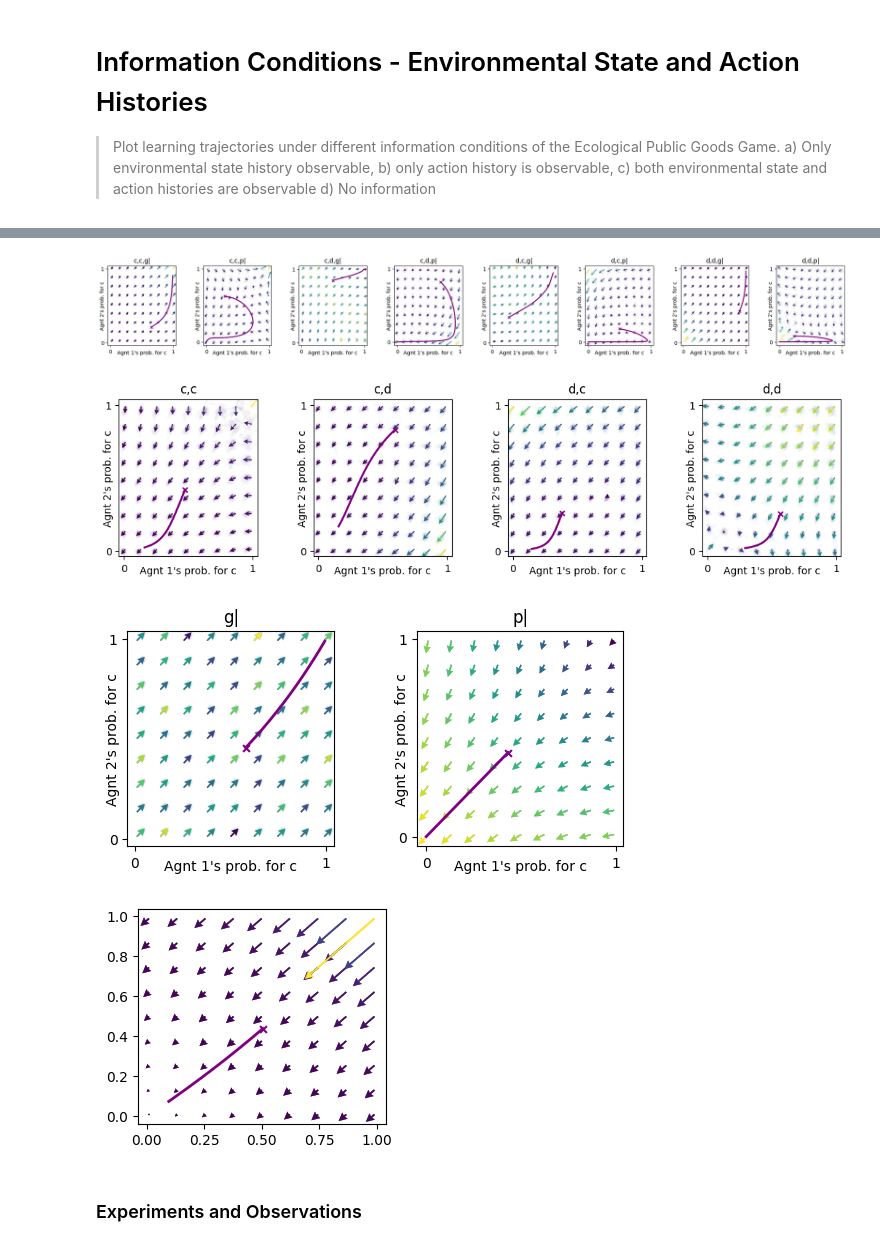
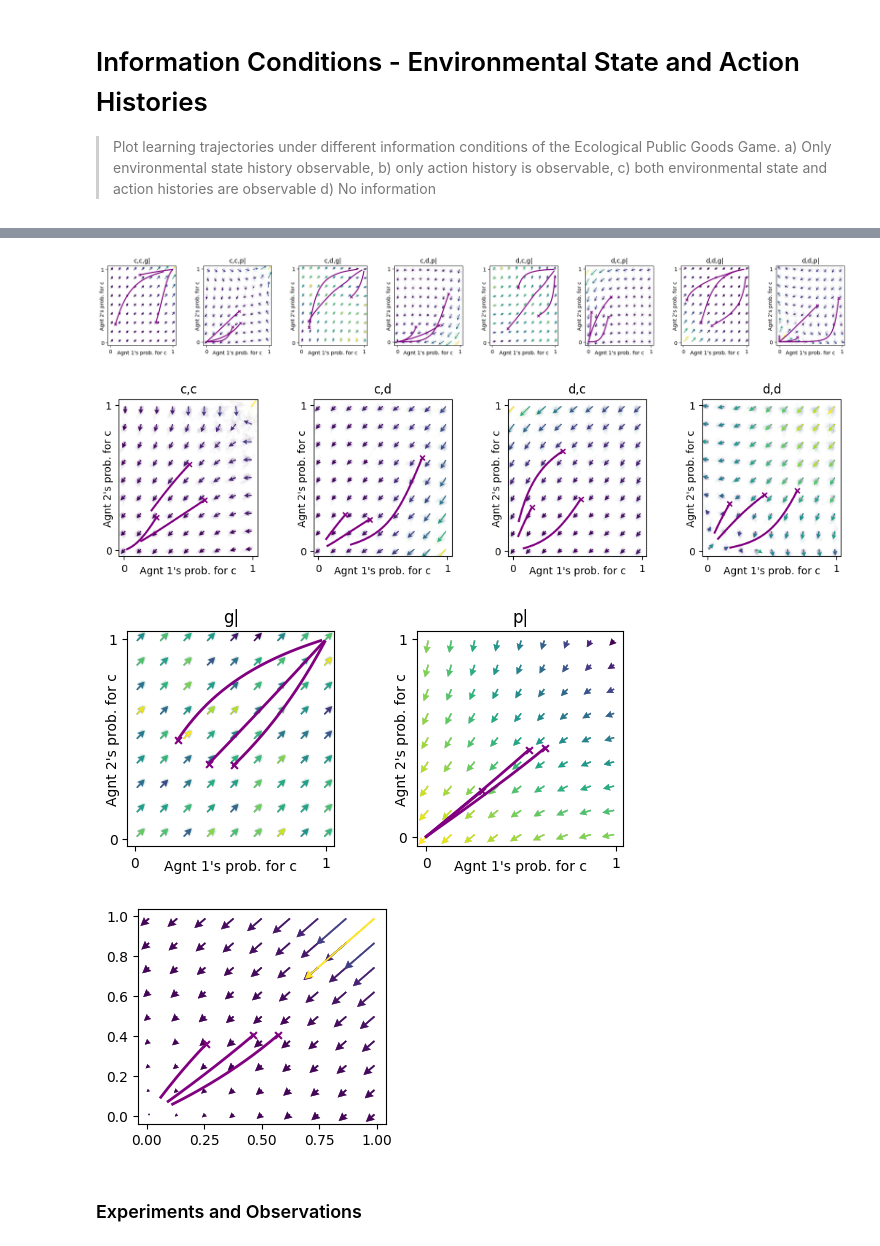
Before and after one commit to Akilan-R/Social_Ecological_Info_Cooperation, a Jupyter notebook: Code/nbs/make_plots.ipynb, the cells around one changed output, grey strips where cells are left out. Cells and saved outputs as stored; diff of their text form; code cells hidden in the pictures.

```diff
--- a/Code/nbs/make_plots.ipynb
+++ b/Code/nbs/make_plots.ipynb
@@ -162,6 +162,7 @@ class Information_Conditions(HistoryEmbedded):
         print("------\n")
 # %%
 mae = POstratAC(env= ecopg_with_history, learning_rates=0.1, discount_factors=0.9)
-X_randome_ = [mae.random_softmax_strategy() for _ in range(5)]
-
+mae.random_softmax_strategy()
+X_random_list = [mae.random_softmax_strategy() for _ in range(3)]
+print(X_random_list)
 #Just to initialise a random startegy for the state set. This will be used to get the average policy for the given observation set
@@ -168,37 +187,39 @@ X_randome_ = [mae.random_softmax_strategy() for _ in range(5)]
 # %%
 #| export
 
 for mode in ['both_state_and_action_information','only_action_history_information', 'only_state_information','no_information', ]:
     #for each information condition get the average policy for the given observation set and plot the flow diagram
 
 
     information_condition_instance = Information_Conditions(ecopg, mode=mode)
     num_observed_states = len(information_condition_instance.Oset[0])
     x, y = ([0], list(range(num_observed_states)), [0]), ([1], list(range(num_observed_states)), [0])
     mae1 = POstratAC(env=information_condition_instance, learning_rates=0.1, discount_factors=0.96)
 
     ax = fp.plot_strategy_flow(
         mae1,
         x, y, flowarrow_points=np.linspace(0.01, 0.99, 9), NrRandom=32,
-        conds=np.array(information_condition_instance.Oset)[0, :num_observed_states]  # Adjust conditions for the mode
+        conds=np.array(information_condition_instance.Oset)[0, :num_observed_states],
+        col = 'blac'
     )
 
-    X_for_observation_set = average_policy_for_given_observation_set(X_for_state_set, information_condition_instance.O)
-    xtraj, fixedpointreached = mae1.trajectory(X_for_observation_set, Tmax=10000, tolerance=1e-5)
+    for X_for_state_set in X_random_list:
+        X_for_observation_set = average_policy_for_given_observation_set(X_for_state_set, information_condition_instance.O)
+        xtraj, fixedpointreached = mae1.trajectory(X_for_observation_set, Tmax=10000, tolerance=1e-5)
 
-    fp.plot_trajectories([xtraj], x, y, cols=['purple'], axes = ax)
+        fp.plot_trajectories([xtraj], x, y, cols=['purple'], axes = ax)
 
     # plt.figure()
     # plt.plot(xtraj[:, 0, 0, 0], label="Agent 0", c='red')
     # plt.plot(xtraj[:, 1, 0, 0], label="Agent 1", c='blue')
     # plt.xlabel('Time steps')
     # plt.ylabel('Cooperation probability')
     # plt.legend()
     # plt.title(mode + " trajectory")
 # %% [output]
-[figure, old version]
+[figure, new version]
-[figure, old version]
+[figure, new version]
-[figure, old version]
+[figure, new version]
-[figure, old version]
+[figure, new version]
 # %% [markdown]
 ### Experiments and Observations
```
Also changed, not shown: parts of 5 cells of this notebook, 12 other files.
